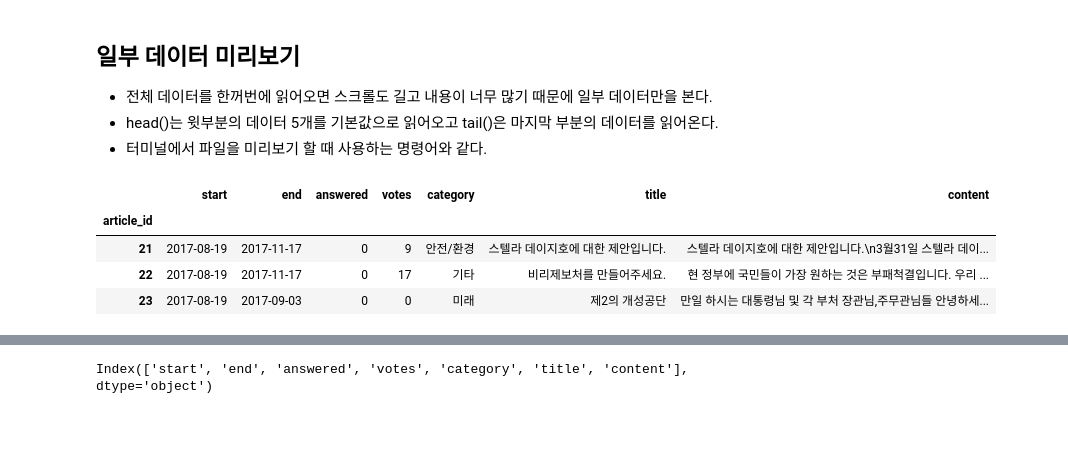
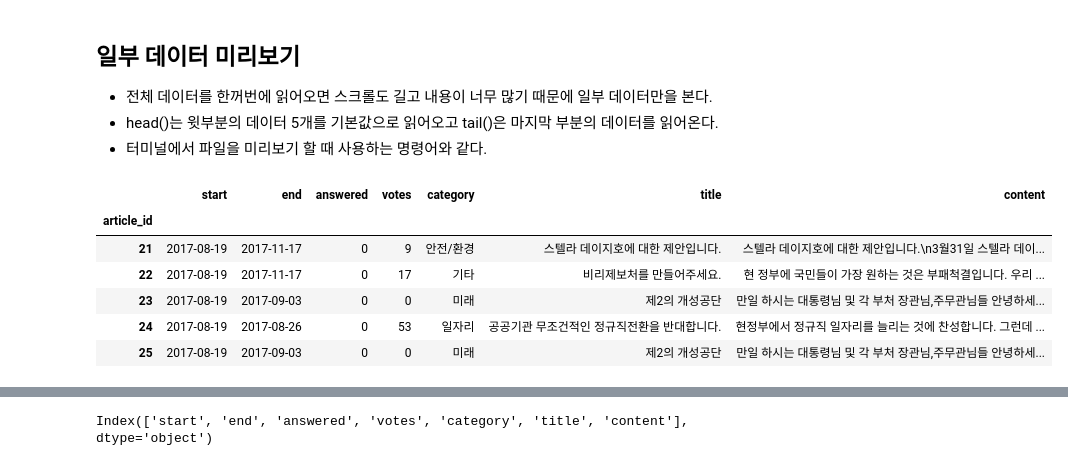
Before and after one commit to corazzon/petitionWrangling, a Jupyter notebook: petition_pandas_plotnine.ipynb, the cells around one changed output, grey strips where cells are left out. Cells and saved outputs as stored; diff of their text form; code cells hidden in the pictures; blank space fills up the shorter version.

```diff
--- a/petition_pandas_plotnine.ipynb
+++ b/petition_pandas_plotnine.ipynb
@@ -36,13 +36,15 @@ petitions.shape
 # %%
 # head를 통해 상위 몇 개의 데이터만을 본다.
 # 기본은 5개를 불러오며, 괄호안에 숫자를 적어주면 숫자만큼 불러온다.
-petitions.head(3)
+petitions.head()
 # %% [output]
 |  | start | end | answered | votes | category | title | content |
 | article_id |  |  |  |  |  |  |  |
 | 21 | 2017-08-19 | 2017-11-17 | 0 | 9 | 안전/환경 | 스텔라 데이지호에 대한 제안입니다. | 스텔라 데이지호에 대한 제안입니다.\n3월31일 스텔라 데이... |
 | 22 | 2017-08-19 | 2017-11-17 | 0 | 17 | 기타 | 비리제보처를 만들어주세요. | 현 정부에 국민들이 가장 원하는 것은 부패척결입니다. 우리 ... |
 | 23 | 2017-08-19 | 2017-09-03 | 0 | 0 | 미래 | 제2의 개성공단 | 만일 하시는 대통령님 및 각 부처 장관님,주무관님들 안녕하세... |
+| 24 | 2017-08-19 | 2017-08-26 | 0 | 53 | 일자리 | 공공기관 무조건적인 정규직전환을 반대합니다. | 현정부에서 정규직 일자리를 늘리는 것에 찬성합니다. 그런데 ... |
+| 25 | 2017-08-19 | 2017-09-03 | 0 | 0 | 미래 | 제2의 개성공단 | 만일 하시는 대통령님 및 각 부처 장관님,주무관님들 안녕하세... |
 # %%
 # 위에서 불러온 head와 반대로 뒤에서부터 데이터를 읽어온다.
 # 터미널에서 크롤링을 하며 tail 파일명으로 크롤링 데이터를 읽었던 기억을 떠올려 보자.
```
Also changed, not shown: parts of 42 cells of this notebook.
